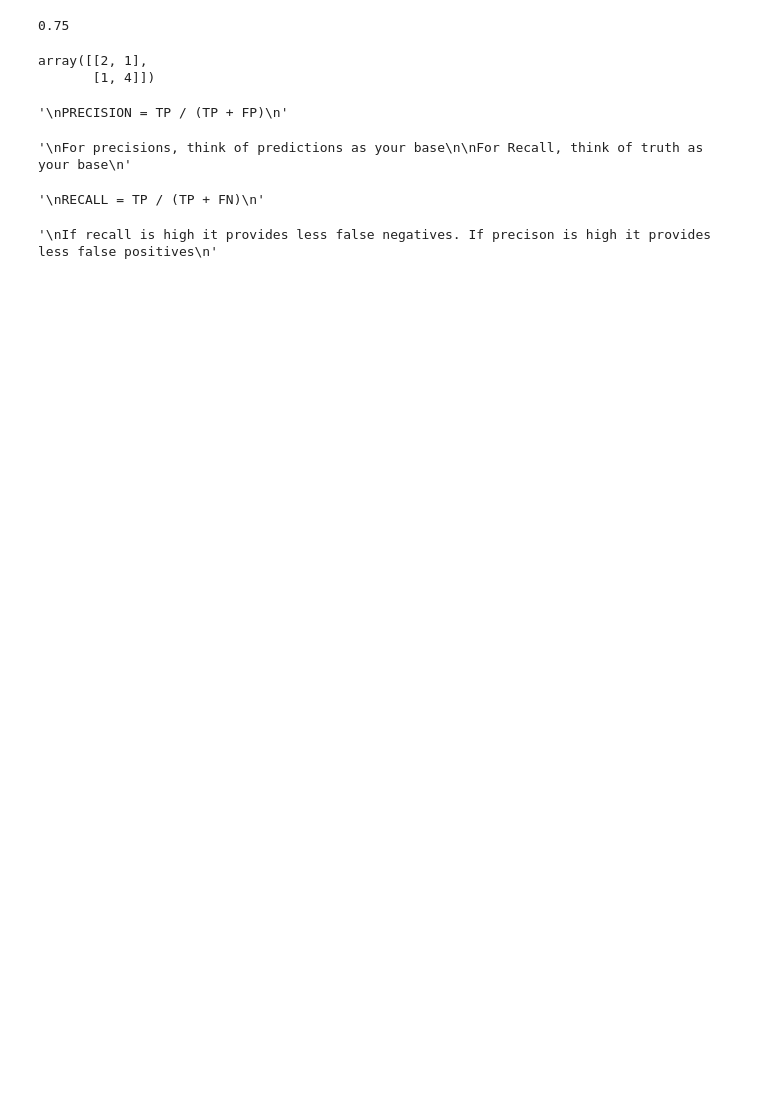
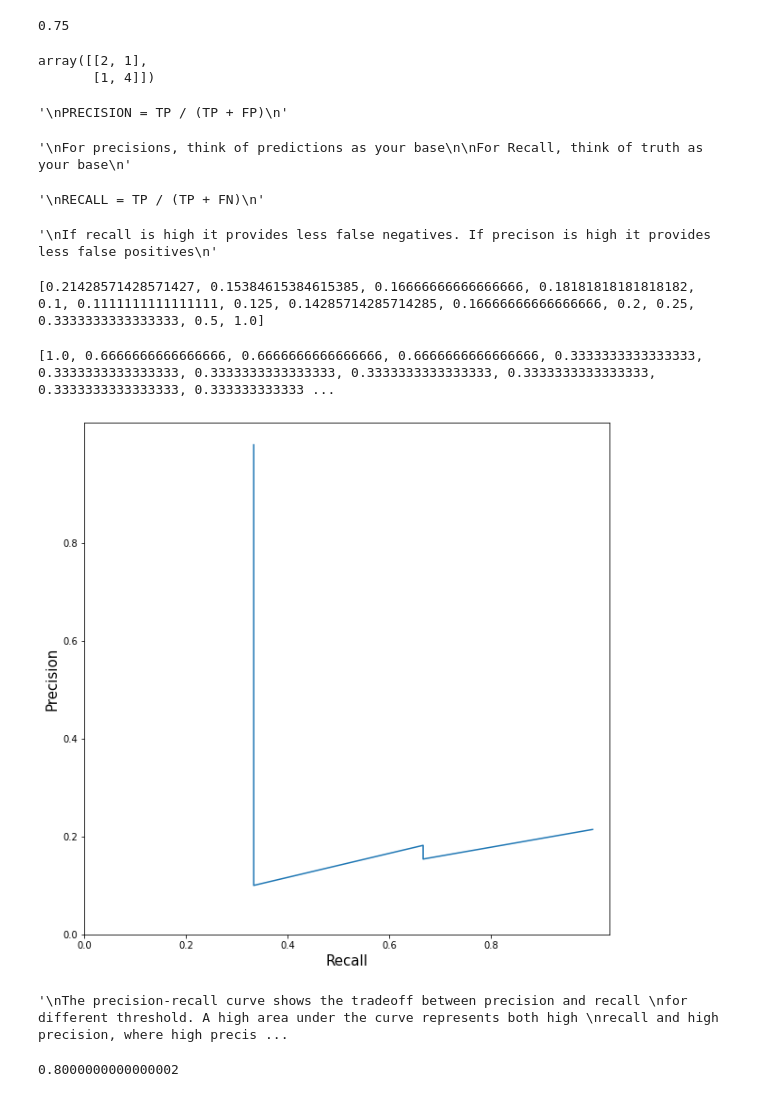
Before and after one commit to iSriBalaji/AAAMLP_Notes, a Jupyter notebook: Evaluation Metrics.ipynb, the cells around one changed output. Cells and saved outputs as stored; diff of their text form; code cells hidden in the pictures; blank space fills up the shorter version.

```diff
--- a/Evaluation Metrics.ipynb
+++ b/Evaluation Metrics.ipynb
@@ -116,0 +139,55 @@ If recall is high it provides less false negatives. If precison is high it provi
+# %%
+precisions = []
+recalls = []
+
+
+# a set of threshold values - ways to find it will be explained later - Abhi's code
+thresholds = [0.0490937 , 0.05934905, 0.079377,
+0.08584789, 0.11114267, 0.11639273,
+0.15952202, 0.17554844, 0.18521942,
+0.27259048, 0.31620708, 0.33056815,
+0.39095342, 0.61977213]
+
+
+## From the thresholds we are calculating the predicted values
+### I have slightly modified the Abhi's code - I used sklearn functions instead of manual coding
+for i in thresholds:
+    temp_prediction = [1 if x >= i else 0 for x in pred_prob]    #predicting with ith threshold
+    p = metrics.precision_score(actual_val,temp_prediction)      #calculating pre and recall with sklearn
+    r = metrics.recall_score(actual_val,temp_prediction)
+    precisions.append(p)
+    recalls.append(r)
+# %%
+print(precisions)
+# %% [output]
+[0.21428571428571427, 0.15384615384615385, 0.16666666666666666, 0.18181818181818182, 0.1, 0.1111111111111111, 0.125, 0.14285714285714285, 0.16666666666666666, 0.2, 0.25, 0.3333333333333333, 0.5, 1.0]
+# %%
+print(recalls)
+# %% [output]
+[1.0, 0.6666666666666666, 0.6666666666666666, 0.6666666666666666, 0.3333333333333333, 0.3333333333333333, 0.3333333333333333, 0.3333333333333333, 0.3333333333333333, 0.3333333333333333, 0.333333333333 ...
+# %%
+### Always use plots -- to find and visualize best values if you have a lot of hyperparameter options
+"""
+Precision-Recall Curve
+"""
+
+#Reassigning tick values 0 to 1 (as precison and recall values will be within 0 and 1)
+
+plt.figure(figsize=(10,10))
+plt.plot(recalls,precisions)
+plt.xlabel("Recall",fontsize=15)
+plt.ylabel("Precision",fontsize=15)
+plt.xticks(np.arange(0, 1, step=0.2))
+plt.yticks(np.arange(0, 1, step=0.2))
+plt.show()
+# %% [output]
+[figure, added]
+# %%
+"""
+The precision-recall curve shows the tradeoff between precision and recall
+for different threshold. A high area under the curve represents both high
+recall and high precision, where high precision relates to a low false
+positive rate, and high recall relates to a low false negative rate.
+"""
+# %% [output]
+'\nThe precision-recall curve shows the tradeoff between precision and recall \nfor different threshold. A high area under the curve represents both high \nrecall and high precision, where high precis ...
@@ -116,0 +198,21 @@ If recall is high it provides less false negatives. If precison is high it provi
+# %%
+"""
+F1 score is the simple weighted average (harmonic mean) of precison and recall
+
+F1 = 2PR/(P+R)
+(or)
+F1 = 2TP / (2TP+FP+FN)
+
+We can have F1, F0.5, F2 score -- what we call as F beta score - check kris video :)
+"""
+
+def f1_score(actual,predict):
+    p = metrics.precision_score(actual,predict)
+    r = metrics.recall_score(actual,predict)
+
+    f1 = (2*p*r)/(p+r)
+    return f1
+
+f1_score(actual,predict)
+# %% [output]
+0.8000000000000002
```
Also changed, not shown: parts of 14 cells of this notebook.
